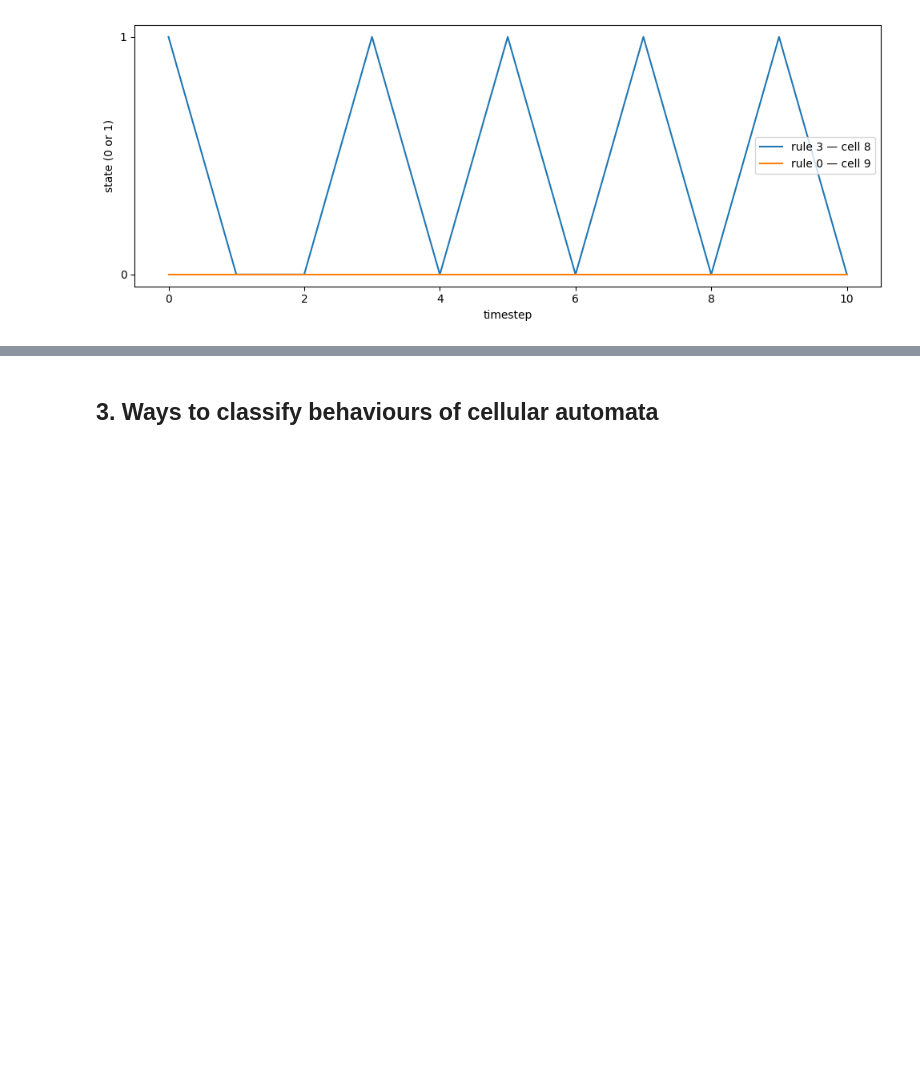
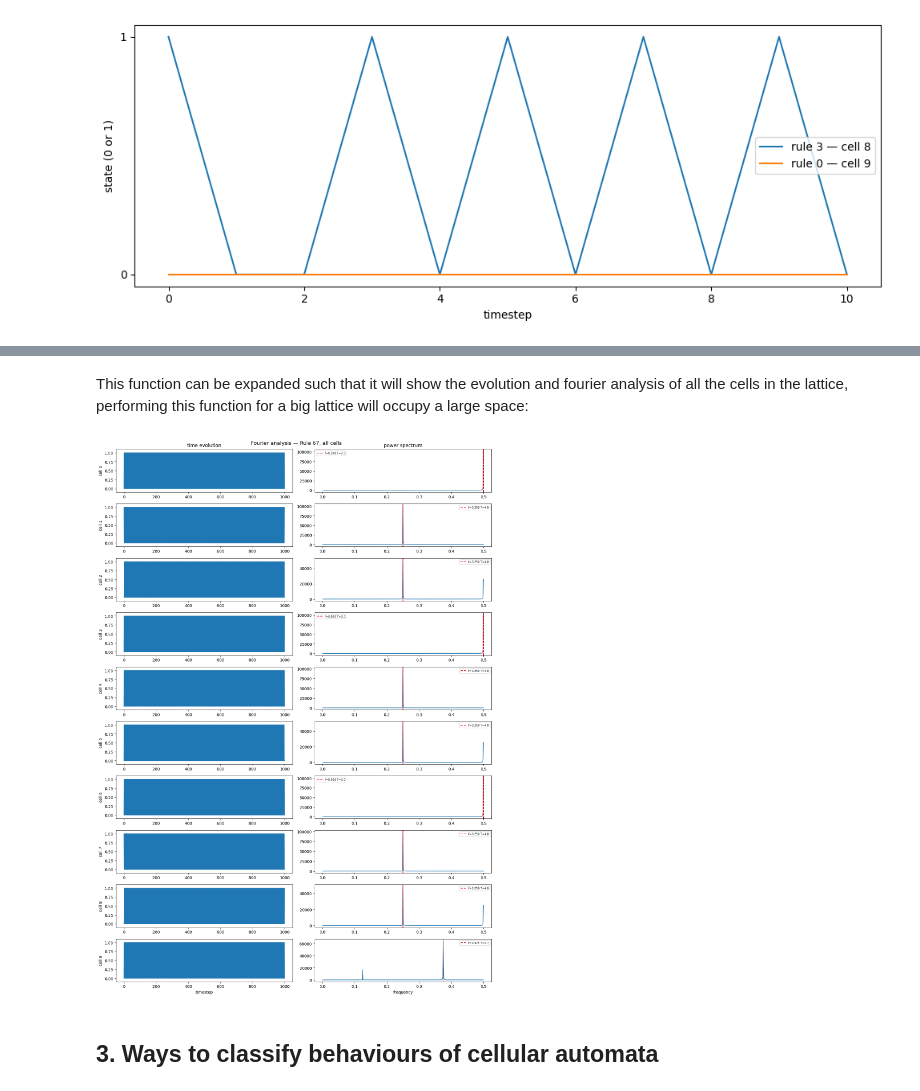
Before and after one commit to IgnacioMPineda/Cellular-automata-simulator---SP2026, a Jupyter notebook: Notebook_2.ipynb, the cells around one changed output, grey strips where cells are left out. Cells and saved outputs as stored; diff of their text form; code cells hidden in the pictures; blank space fills up the shorter version.

```diff
--- a/Notebook_2.ipynb
+++ b/Notebook_2.ipynb
@@ -291,3 +356,45 @@ plot_multiple_cells(cell_4, cell_5)
+# %% [markdown]
+This function can be expanded such that it will show the evolution and fourier analysis of all the cells in the lattice, performing this function for a big lattice will occupy a large space:
+# %%
+def fourier_all_cells(rule_number, L, initial_conditions, timesteps):
+    grid       = dynamics(rule_number, L, initial_conditions, timesteps)
+    time_series = grid[::-1]
+
+    fig, axes = plt.subplots(L, 2, figsize=(14, 2*L))
+
+    for cell in range(L):
+        signal = time_series[:, cell]   # time series for this cell
+
+        fft   = np.fft.fft(signal)
+        power = np.abs(fft)**2
+        freqs = np.fft.fftfreq(len(signal))
+        pos   = freqs > 0
+
+        dominant_freq = freqs[pos][np.argmax(power[pos])]
+        period        = 1 / dominant_freq
+
+        axes[cell, 0].plot(signal)
+        axes[cell, 0].set_ylabel(f"cell {cell}")
+        axes[cell, 0].set_ylim(-0.1, 1.1)
+        if cell == 0:
+            axes[cell, 0].set_title("time evolution")
+
+        axes[cell, 1].plot(freqs[pos], power[pos])
+        axes[cell, 1].axvline(dominant_freq, color='red', linestyle='--',
+                              label=f"f={dominant_freq:.3f} T={period:.1f}")
+        axes[cell, 1].legend(fontsize=7)
+        if cell == 0:
+            axes[cell, 1].set_title("power spectrum")
+
+    axes[-1, 0].set_xlabel("timestep")
+    axes[-1, 1].set_xlabel("frequency")
+    fig.suptitle(f"Fourier analysis — Rule {rule_number}, all cells", fontsize=13)
+    plt.tight_layout()
+    plt.show()
+
+fourier_all_cells(67, 10, [1,7], 1000)
+# %% [output]
+[figure, added]
 # %% [markdown]
 ## 3. Ways to classify behaviours of cellular automata
 # %% [markdown]
```
Also changed, not shown: parts of 7 cells of this notebook.
